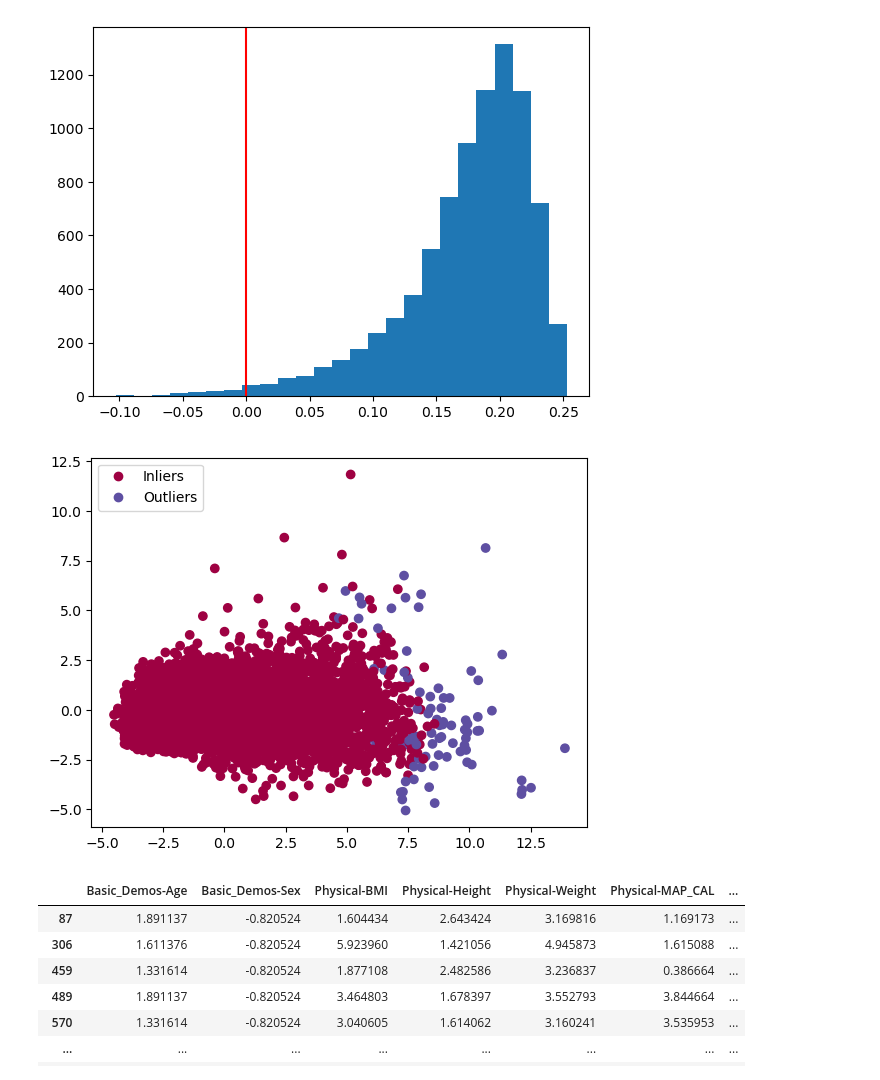
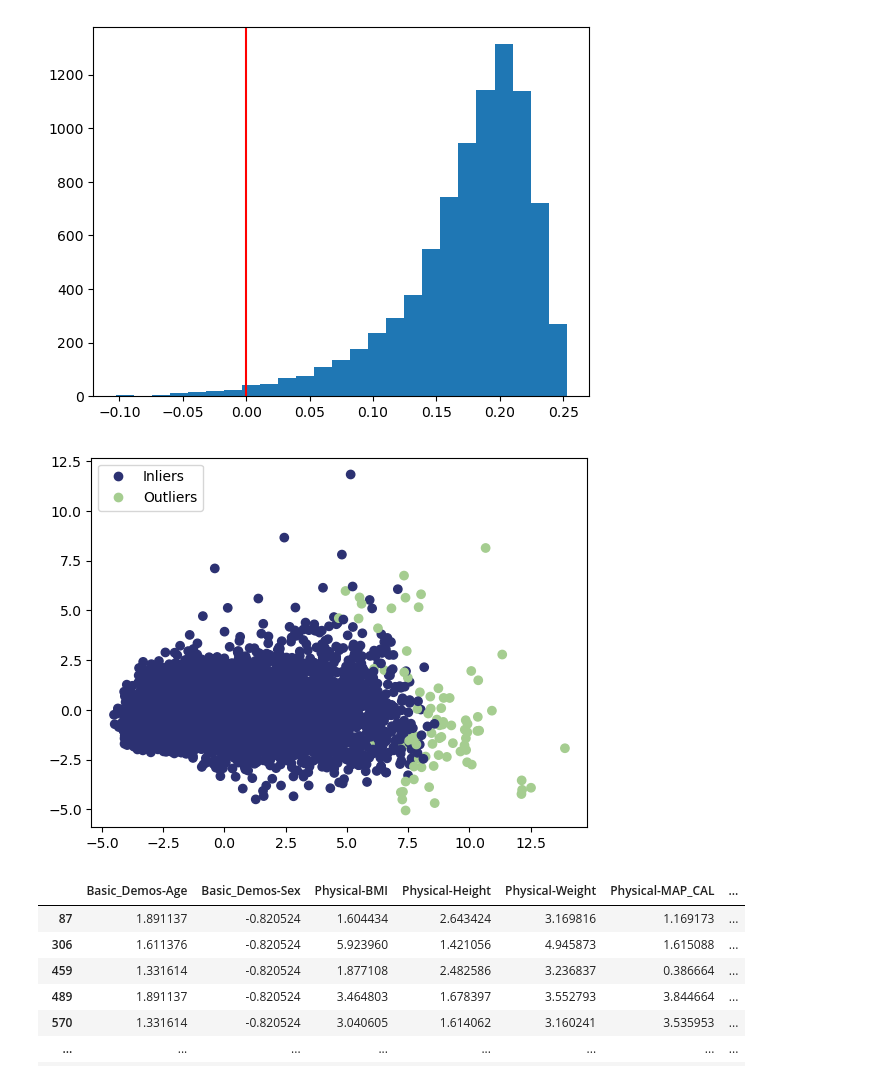
Before and after one commit to alicecalderini/DATAMINING_2-Project, a Jupyter notebook: 5.OUTLIER_DET/1.OUTLIER_DET.ipynb, the cells around one changed output. Cells and saved outputs as stored; diff of their text form; code cells hidden in the pictures.

```diff
--- a/5.OUTLIER_DET/1.OUTLIER_DET.ipynb
+++ b/5.OUTLIER_DET/1.OUTLIER_DET.ipynb
@@ -157,7 +157,7 @@ ax = fig.add_subplot()
 scatter = ax.scatter(pca_data['PC1'],
                      pca_data['PC2'],
                      c=pca_data['outlier score'],
-                     cmap='Spectral')
+                     cmap='crest')
 
 handles, labels = scatter.legend_elements()
 plt.legend(handles, ['Inliers', 'Outliers'], loc='upper left')
@@ -361,7 +361,7 @@ ax = fig.add_subplot()
 scatter = ax.scatter(pca_data['PC1'],
                      pca_data['PC2'],
                      c=pca_data['outlier score'],
-                     cmap='Spectral')
+                     cmap='crest')
 
 handles, labels = scatter.legend_elements()
 plt.legend(handles, ['Inliers', 'Outliers'], loc='upper left')
@@ -543,22 +543,22 @@ plt.show()
 # %%
 pca = PCA(n_components=2)
 pca_data = pd.DataFrame(pca.fit_transform(X), columns=['PC1', 'PC2'])
 pca_data['outlier score'] = pd.Categorical(outliers)
 
 fig = plt.figure()
 ax = fig.add_subplot()
 
 scatter = ax.scatter(pca_data['PC1'],
                      pca_data['PC2'],
                      c=pca_data['outlier score'],
-                     cmap='Spectral_r')
+                     cmap='crest')
 
 handles, labels = scatter.legend_elements()
 plt.legend(reversed(handles), ['Inliers', 'Outliers'], loc='upper left')
 
 plt.show()
 # %% [output]
-[figure, old version]
+[figure, new version]
 # %%
 df[df['iforest']==1]
 # %% [output]
```
Also changed, not shown: parts of 11 cells of this notebook, 4 other files.
